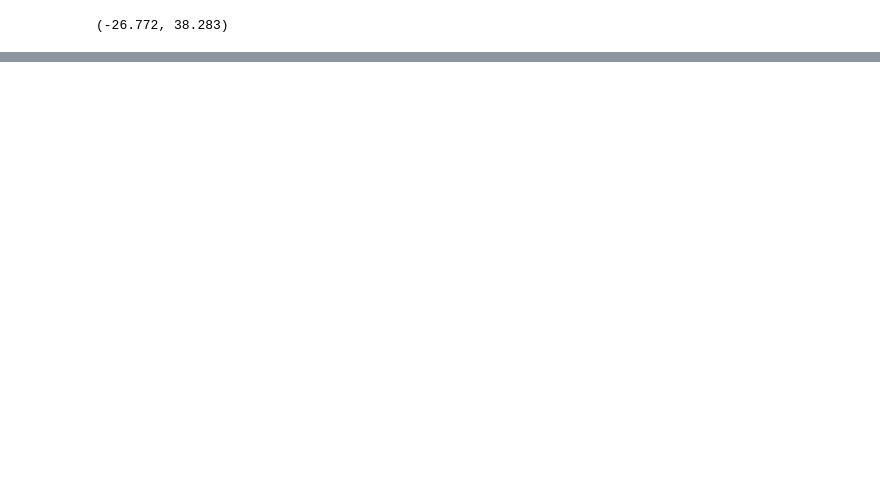
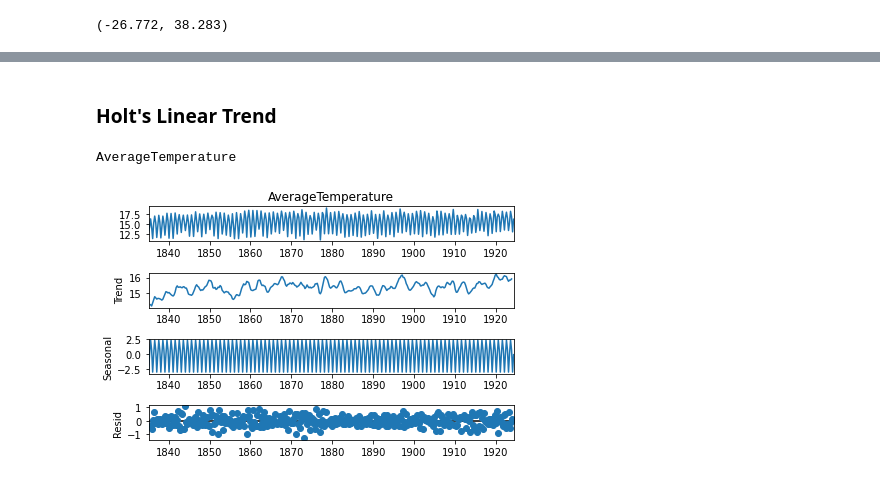
Before and after one commit to veronica-f-reyes/time-series-exercises, a Jupyter notebook: Earth_Surface_Temp_Mini_Project.ipynb, the cells around one changed output, grey strips where cells are left out. Drawn from its saved outputs; the diff is of its cells as text; code cells hidden in the pictures; blank space fills up the shorter version.

```diff
--- a/Earth_Surface_Temp_Mini_Project.ipynb
+++ b/Earth_Surface_Temp_Mini_Project.ipynb
@@ -137,0 +162,6 @@ dtype: int64
+# %%
+#Function to prepare data by creating a dataframe with temperature summed up by day
+
+def prep_data(df):
+    return df.assign(ds = pd.to_datetime(df.dt)).sort_values('ds').\
+            groupby(['ds'])[['AverageTemperature']].sum()
@@ -137,0 +192,9 @@ dtype: int64
+# %%
+for col in train.columns:
+    plt.figure(figsize=(12,4))
+    plt.plot(train[col])
+    plt.plot(validate[col])
+    plt.plot(test[col])
+    plt.ylabel(col)
+    plt.title(col)
+    plt.show()
@@ -137,0 +391,12 @@ dtype: int64
+# %% [markdown]
+### Holt's Linear Trend
+# %%
+import statsmodels.api as sm
+
+for col in train.columns:
+    print(col,'\n')
+    _ = sm.tsa.seasonal_decompose(train[col].resample('3M').mean()).plot()
+    plt.show()
+# %% [output]
+AverageTemperature
+[figure, added]
```
Also changed, not shown: parts of 59 cells of this notebook, 1 other file.
